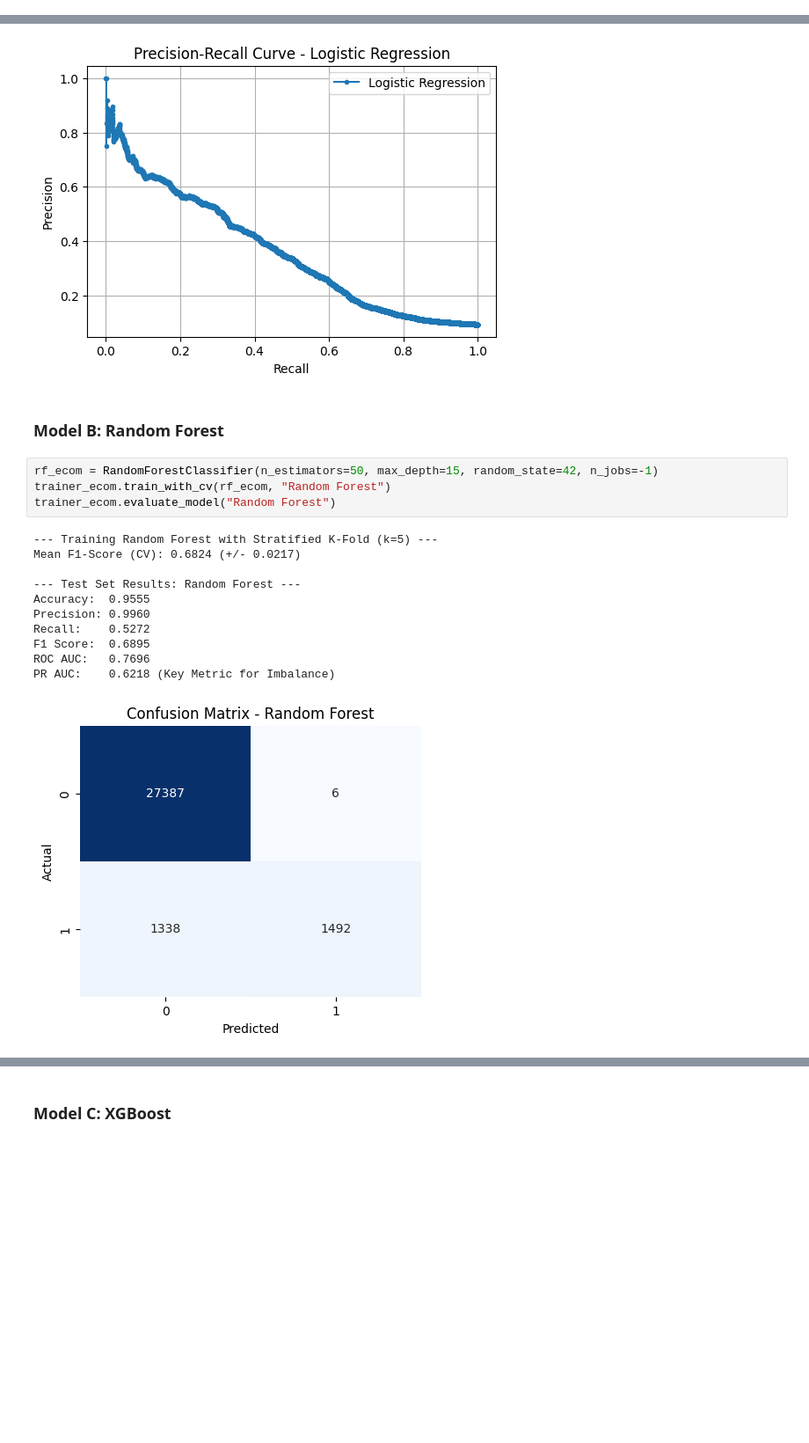
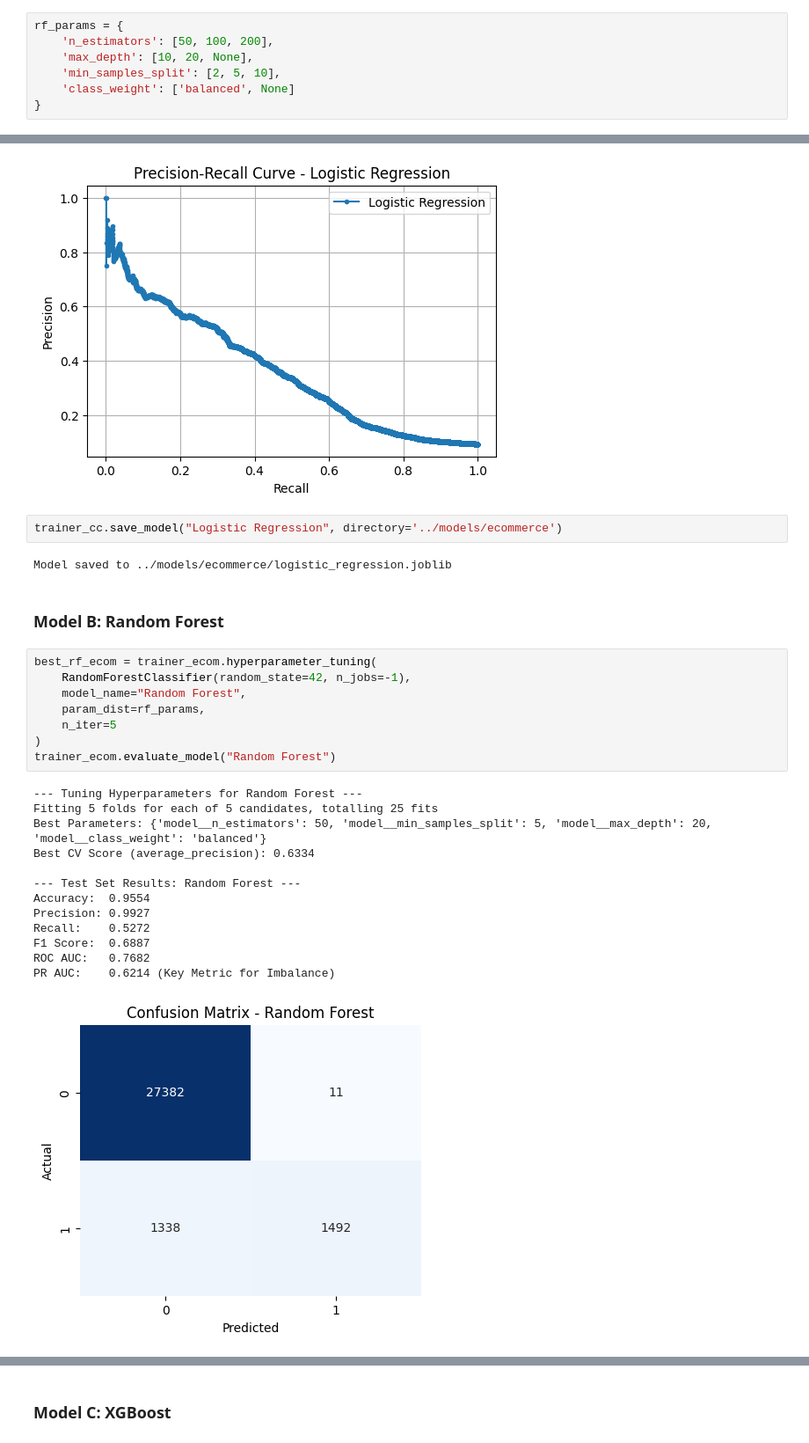
Before and after one commit to binia01/Fraud-detection, a Jupyter notebook: notebooks/modeling.ipynb, the cells around one changed output, grey strips where cells are left out. Shown at 88% size. Cells and saved outputs as stored; diff of their text form; blank space fills up the shorter version.

```diff
--- a/notebooks/modeling.ipynb
+++ b/notebooks/modeling.ipynb
@@ -51,3 +55,10 @@ PR AUC:    0.6769 (Key Metric for Imbalance)
 # %% [markdown]
 ### Model B: Random Forest (Ensemble)
+# %%
+rf_params = {
+    'n_estimators': [50, 100, 200],
+    'max_depth': [10, 20, None],
+    'min_samples_split': [2, 5, 10],
+    'class_weight': ['balanced', None]
+}
 # %%
@@ -154,22 +173,32 @@ ROC AUC:   0.7363
 PR AUC:    0.3605 (Key Metric for Imbalance)
 [figure]
 [figure]
+# %%
+trainer_cc.save_model("Logistic Regression", directory='../models/ecommerce')
+# %% [output]
+Model saved to ../models/ecommerce/logistic_regression.joblib
 # %% [markdown]
 ### Model B: Random Forest
 # %%
-rf_ecom = RandomForestClassifier(n_estimators=50, max_depth=15, random_state=42, n_jobs=-1)
-trainer_ecom.train_with_cv(rf_ecom, "Random Forest")
+best_rf_ecom = trainer_ecom.hyperparameter_tuning(
+    RandomForestClassifier(random_state=42, n_jobs=-1),
+    model_name="Random Forest",
+    param_dist=rf_params,
+    n_iter=5
+)
 trainer_ecom.evaluate_model("Random Forest")
 # %% [output]
---- Training Random Forest with Stratified K-Fold (k=5) ---
-Mean F1-Score (CV): 0.6824 (+/- 0.0217)
+--- Tuning Hyperparameters for Random Forest ---
+Fitting 5 folds for each of 5 candidates, totalling 25 fits
+Best Parameters: {'model__n_estimators': 50, 'model__min_samples_split': 5, 'model__max_depth': 20, 'model__class_weight': 'balanced'}
+Best CV Score (average_precision): 0.6334
 
 --- Test Set Results: Random Forest ---
-Accuracy:  0.9555
-Precision: 0.9960
+Accuracy:  0.9554
+Precision: 0.9927
 Recall:    0.5272
-F1 Score:  0.6895
-ROC AUC:   0.7696
-PR AUC:    0.6218 (Key Metric for Imbalance)
+F1 Score:  0.6887
+ROC AUC:   0.7682
+PR AUC:    0.6214 (Key Metric for Imbalance)
-[figure, old version]
+[figure, new version]
 [figure]
```
Also changed, not shown: parts of 11 cells of this notebook.
